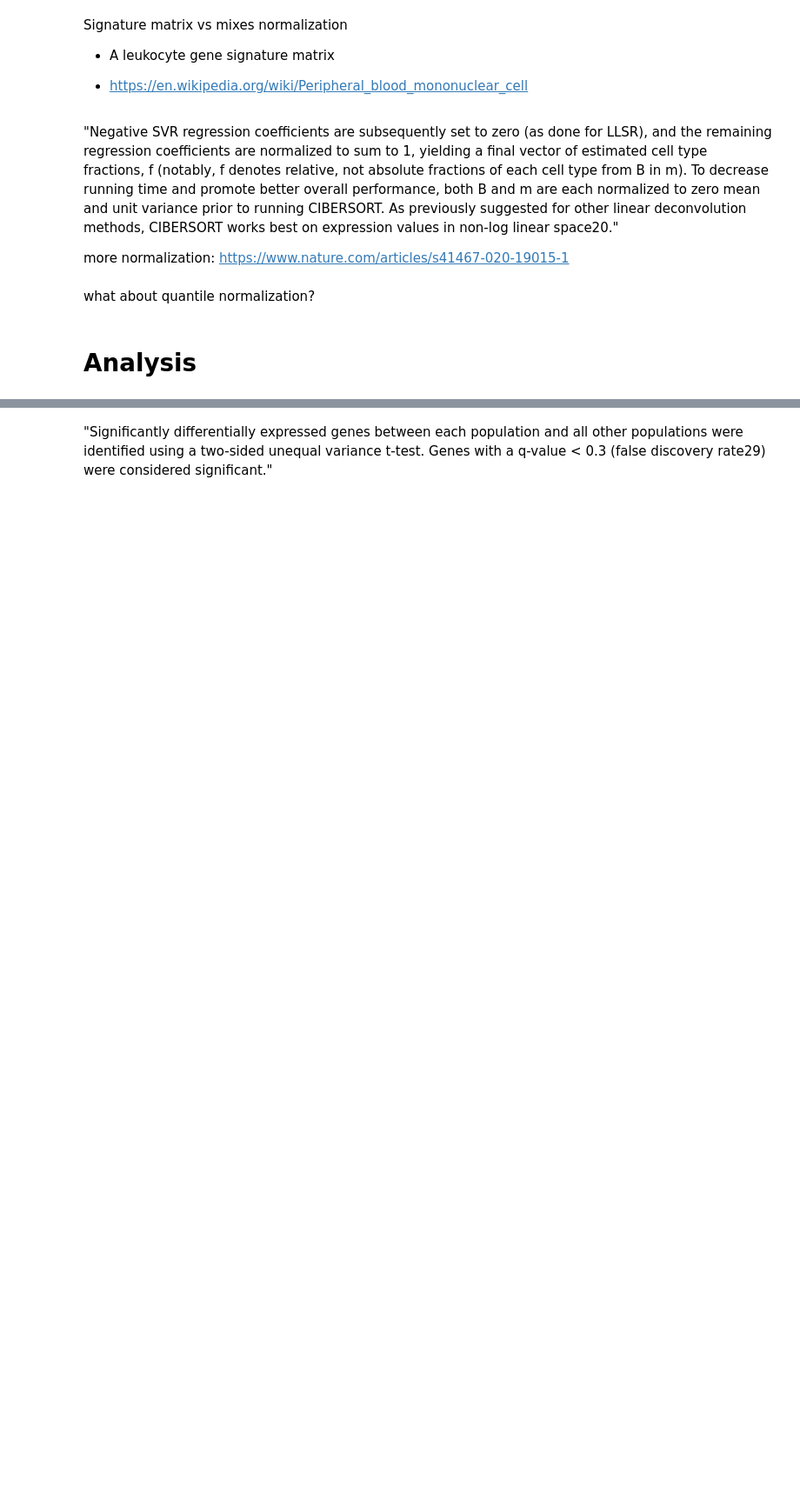
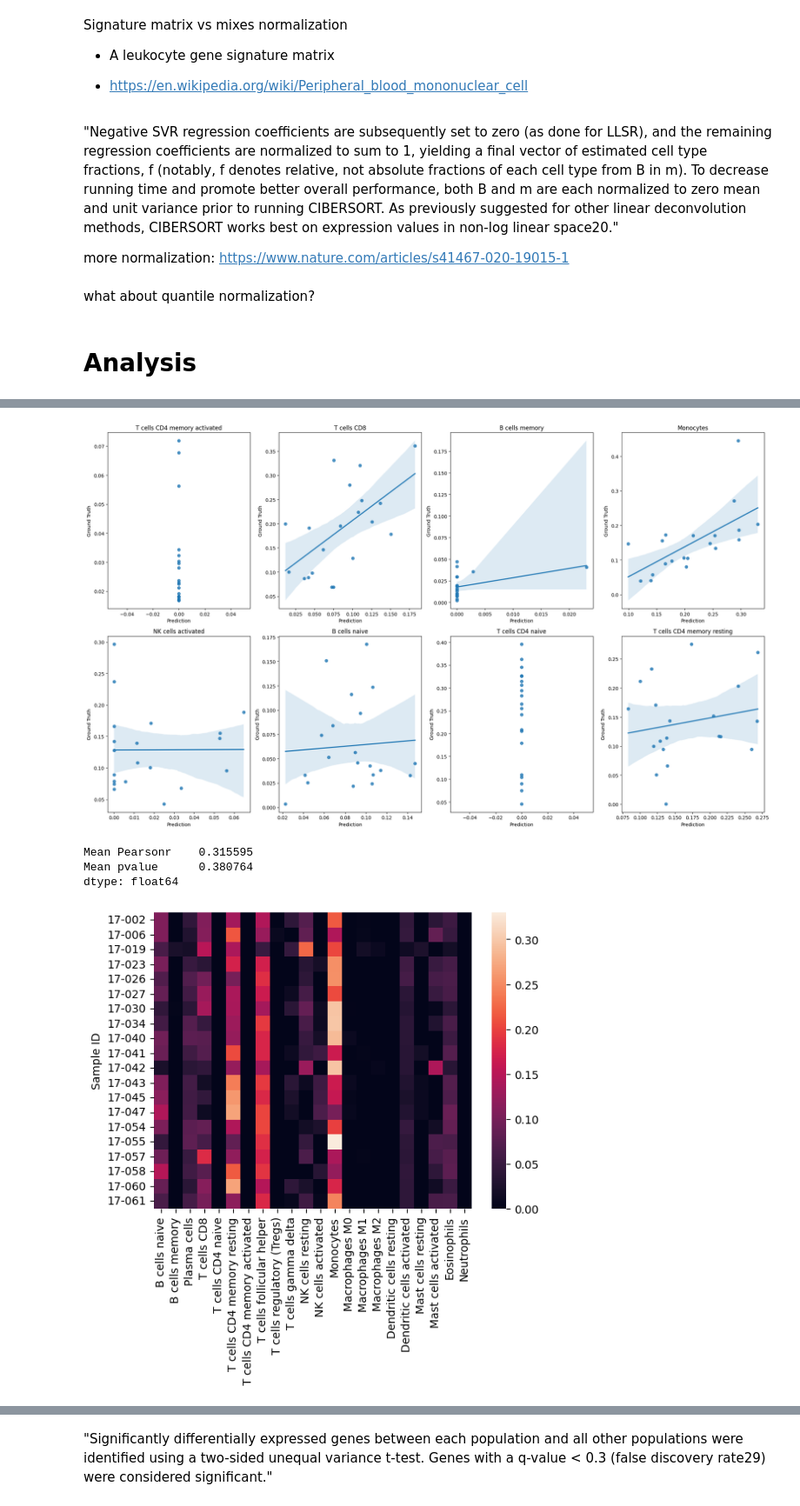
Before and after one commit to cyniphile/cell-type-deconvolution, a Jupyter notebook: Analysis.ipynb, the cells around one changed output, grey strips where cells are left out. Shown at 87% size. Saved outputs shown, nothing was run; the diff lists cells and outputs as text; code cells hidden in the pictures; blank space fills up the shorter version.

```diff
--- a/Analysis.ipynb
+++ b/Analysis.ipynb
@@ -86,0 +94,42 @@ estimated_proportions.index = signature_matrix.columns
+# %%
+estimated_proportions[estimated_proportions < 0] = 0.0
+estimated_proportions = estimated_proportions / estimated_proportions.sum()
+# ensure the sum of all proportions is 1
+assert (round(estimated_proportions.sum()) != 1).sum() == 0
+# %%
+# Question: scoring done in Newman is a bit too favorable to the method
+# because it does not look at cell types not measured by flow cytometry
+def score_estimates(estimated_proportions, ground_truth):
+    cors = []
+    p_vals = []
+    ROW_SIZE = 4
+    fig, axes = plt.subplots(2,ROW_SIZE, figsize=(20,12))
+    for i, mix in enumerate(ground_truth[ground_truth_cols].columns):
+        p = estimated_proportions.T[mix]
+        g = ground_truth[mix]
+        pr = sp.stats.pearsonr(p, g)
+        cors.append(pr.statistic)
+        p_vals.append(pr.pvalue)
+        fig_row = math.floor(i / ROW_SIZE)
+        fig_col = (i - fig_row * ROW_SIZE)
+        ax = axes[fig_row][fig_col]
+        sns.regplot(x=p, y=g, ax=ax)
+        ax.set_title(mix)
+        ax.set_ylabel('Ground Truth')
+        ax.set_xlabel('Prediction')
+    fig.set_tight_layout(tight='pad')
+    plt.show()
+    print(pd.DataFrame([cors, p_vals], index=['Mean Pearsonr', 'Mean pvalue']).T.mean())
+
+    sns.heatmap(estimated_proportions.T)
+    plt.show()
+    sns.heatmap(ground_truth[estimated_proportions.T.columns])
+    plt.show()
+# %%
+score_estimates(estimated_proportions, ground_truth)
+# %% [output]
+[figure, added]
+Mean Pearsonr    0.315595
+Mean pvalue      0.380764
+dtype: float64
+[figure, added]
```
Also changed, not shown: parts of 24 cells of this notebook, 10 other files.
